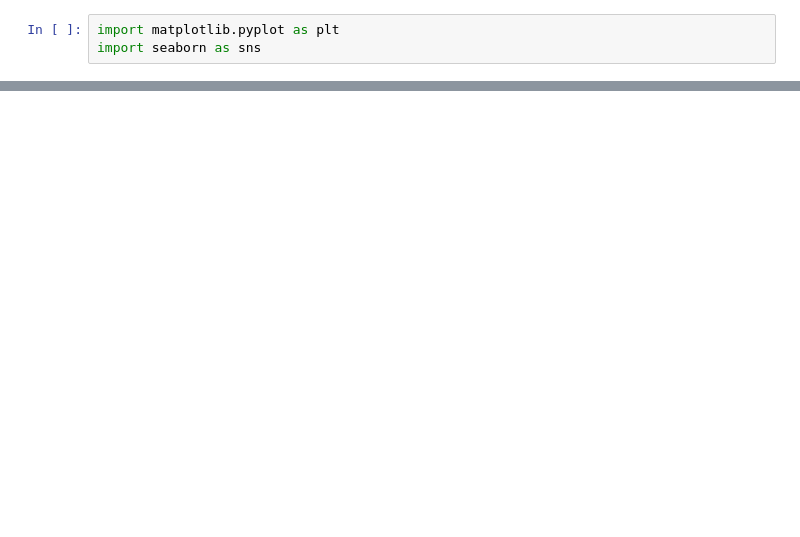
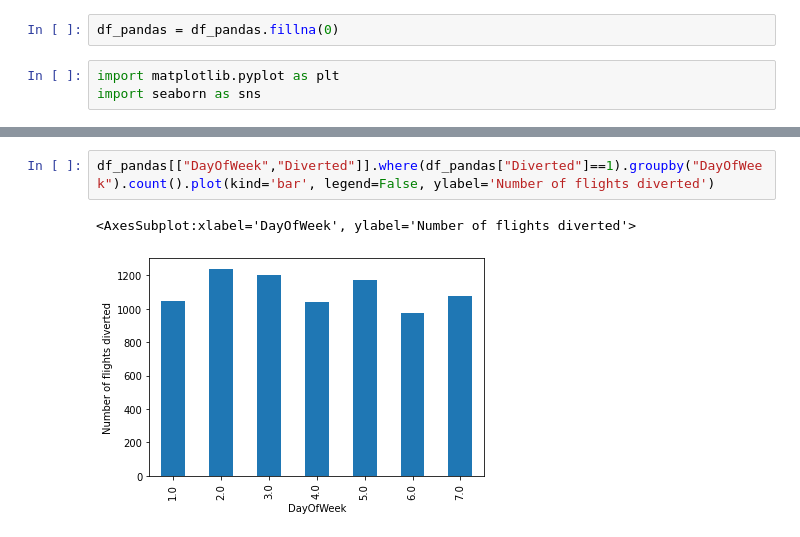
Before and after one commit to Anshumaan-Chauhan02/Scalability-Check-for-Machine-Learning-System-Predicting-Flight-Delays, a Jupyter notebook: SystemsForDS-Project.ipynb, the cells around one changed output, grey strips where cells are left out. Drawn from its saved outputs; the diff is of its cells as text; blank space fills up the shorter version.

```diff
--- a/SystemsForDS-Project.ipynb
+++ b/SystemsForDS-Project.ipynb
@@ -278,3 +262,5 @@ df_pandas.fillna(0)
+# %%
+df_pandas = df_pandas.fillna(0)
 # %%
 import matplotlib.pyplot as plt
 import seaborn as sns
@@ -384,0 +353,5 @@ sns.heatmap(df_pandas[numeric_columns_for_heatmap].corr(), cmap = 'coolwarm', li
+# %%
+df_pandas[["DayOfWeek","Diverted"]].where(df_pandas["Diverted"]==1).groupby("DayOfWeek").count().plot(kind='bar', legend=False, ylabel='Number of flights diverted')
+# %% [output]
+<AxesSubplot:xlabel='DayOfWeek', ylabel='Number of flights diverted'>
+[figure, added]
```
Also changed, not shown: parts of 43 cells of this notebook.
